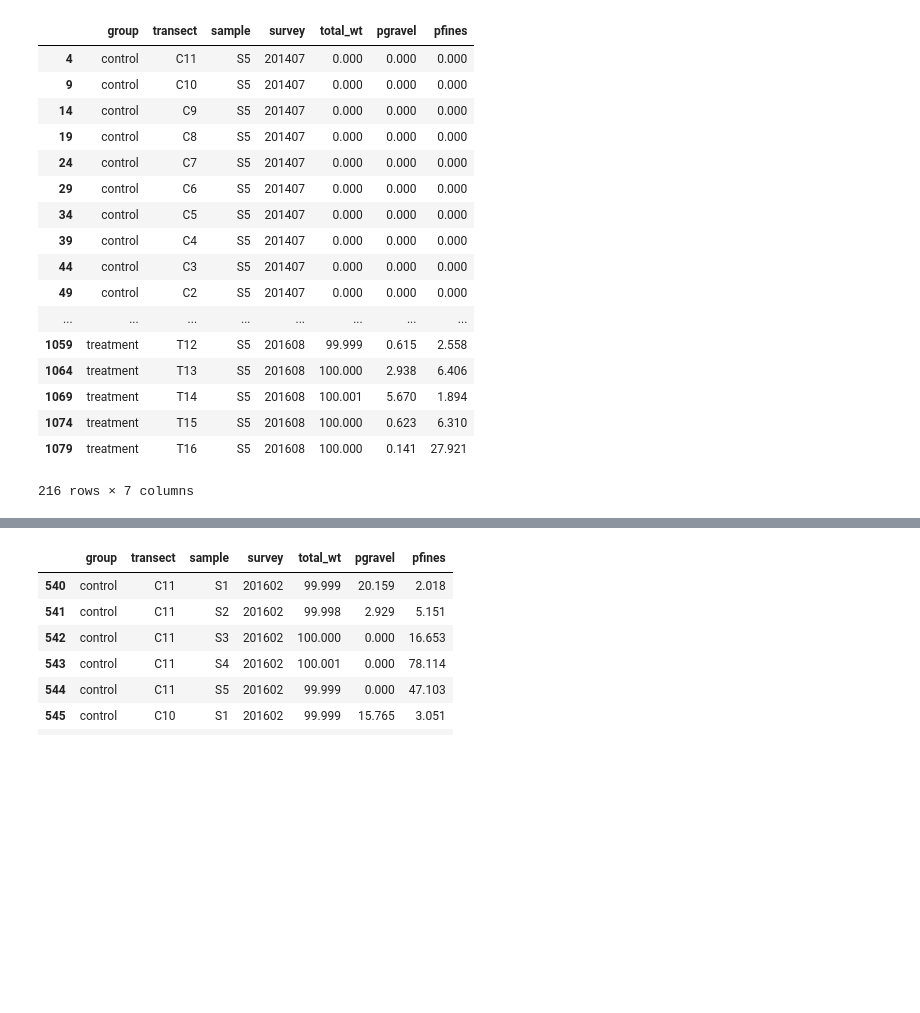
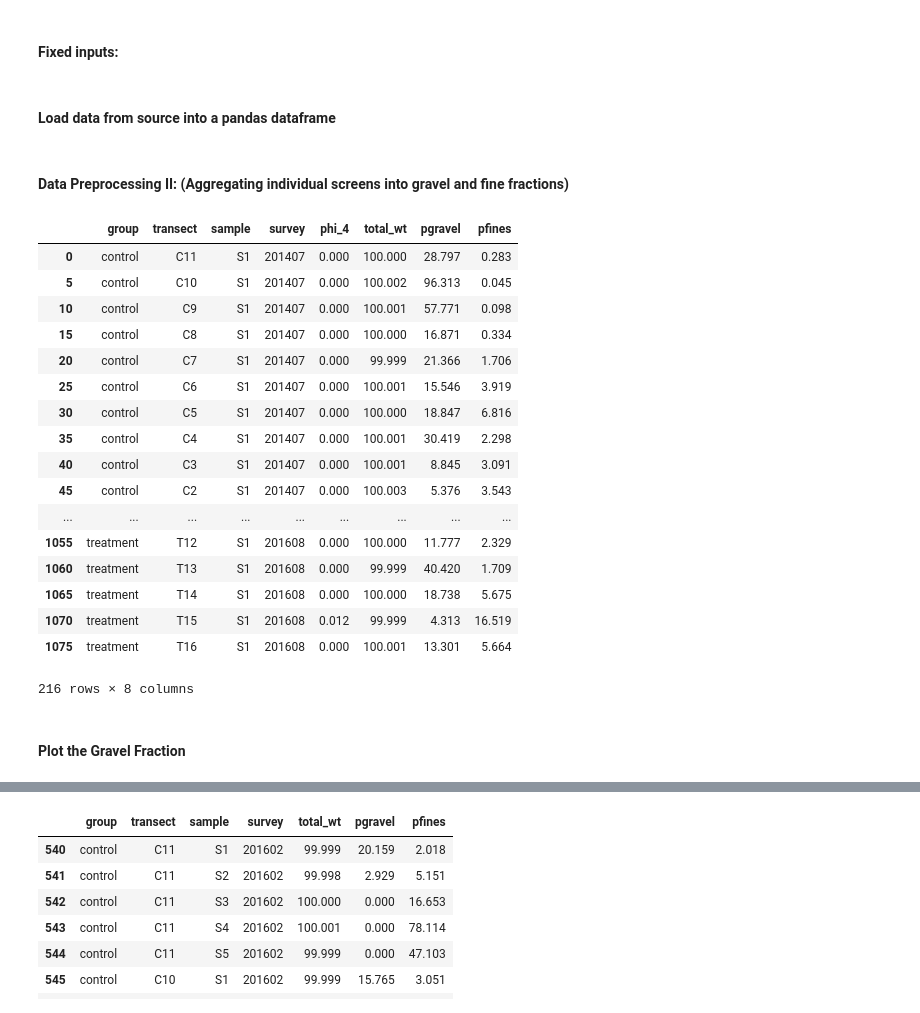
Before and after one commit to pjparis/PeaIslandBeachMonitoring, a Jupyter notebook: PlotGroup5_percent_gravel_and_fines_control_vs_treatment_boxplots.ipynb, the cells around one changed output, grey strips where cells are left out. Saved outputs shown, nothing was run; the diff lists cells and outputs as text; code cells hidden in the pictures; blank space fills up the shorter version.

```diff
--- a/PlotGroup5_percent_gravel_and_fines_control_vs_treatment_boxplots.ipynb
+++ b/PlotGroup5_percent_gravel_and_fines_control_vs_treatment_boxplots.ipynb
@@ -29,59 +41,72 @@ import seaborn as sns
+# %%
+####################################################################################
+
+sample='S1'
+
+####################################################################################
+# %% [markdown]
+<h4>Fixed inputs:</h4>
+# %%
+datapath='/Users/paulp/GoogleDrive/projects/PeaIslandBeachMonitoring/data/' # where your data is stored...
+fn='USFWS_Survey_Plotting_Data.csv'     # NOTE this file contains all surveys from 7/2014 thru 8/2016, inclusive
+
+plotpath='/Users/paulp/GoogleDrive/projects/PeaIslandBeachMonitoring/plots/plotGroup5/' # where your plots end up...
+# %% [markdown]
+<h4>Load data from source into a pandas dataframe</h4>
+# %%
+# use the following lines to read from source: 'USFWS_Survey_Plotting_Data.csv'
+hdr=['group','transect','sample','survey','phi_-1','phi_-0.5','phi_0','phi_0.5','phi_1','phi_1.25','phi_1.5','phi_1.75','phi_2','phi_2.5','phi_3','phi_3.5','phi_4','remainder']
+df=pd.read_csv(datapath+fn, names=hdr ).fillna(0)
+# %% [markdown]
+<h4>Data Preprocessing II: (Aggregating individual screens into gravel and fine fractions)</h4>
 # %%
-# load the survey plotting data and 'munge' into shape(that is: get the data ready to plot):
-fpath='/Users/paulp/GoogleDrive/projects/USFWS_PeaIslandNWR/data/'
-fn='USFWS_Survey_Plotting_Data.csv'
-
-
-hdr=['group','transect','sample','survey','phi_-1','phi_-0.5','phi_0','phi_0.5','phi_1','phi_1.25','phi_1.5','phi_1.75','phi_2','phi_2.5','phi_3','phi_3.5','phi_4','remainder']
-
-# load initial data frame:
-df=pd.read_csv(fpath+fn, names=hdr ).fillna(0)
-
 # compute the sample percentage that is in the gravel and fines fractions:
 # 1., sum all the individual bin (phi) weights:
 df['total_wt']=df['phi_-1']+df['phi_-0.5']+df['phi_0']+df['phi_0.5']+df['phi_1']+df['phi_1.25'] \
 +df['phi_1.5']+df['phi_1.75']+df['phi_2']+df['phi_2.5']+df['phi_3']+df['phi_3.5'] \
 +df['phi_4']+df['remainder']
 
-
 # 2., using the phi_-1 field as the 'gravel' weight fraction:
 df['pgravel']=df['phi_-1']    #/df['total_wt'])*100.0
 
 
 # 3., combine phi 2.5, 3.0, 3.5, 4.0, and pan (remainder) to create a fines field:
-df['pfines']=df['phi_2.5']+df['phi_3']+df['phi_3.5']+df['phi_4']+df['remainder']   #/df['total_wt'])*100.0
+df['pfines']=df['phi_2.5']+df['phi_3']+df['phi_3.5']+df['remainder']   #/df['total_wt'])*100.0
 
 # replace the NaN values in the new fields with 0s:
 df=df.fillna(0)
 
 # drop the now unnecessary fields: phi_-1, phi_-0.5, phi_0, phi_0.5, phi_1, phi_1.25, phi_1.5, phi_1.75, phi_2
 # phi_2.5, phi_3, phi_3.5, phi_4, and remainder:
 df=df.drop(['phi_-1','phi_-0.5','phi_0','phi_0.5','phi_1','phi_1.25','phi_1.5','phi_1.75','phi_2','phi_2.5'], axis=1)
-df=df.drop(['phi_3','phi_3.5','phi_4','remainder'], axis=1)
+df=df.drop(['phi_3','phi_3.5','remainder'], axis=1)
 
-df1=df.query('sample=="S5"')       ####### ADJUST #######
+query_string = 'sample == '+'\"'+sample+'\"'
+df1=df.query(query_string)       ####### ADJUST ####### 'saple=="S5"'
 #df1=df.groupby(['survey', 'transect'], sort=False, as_index=False)[['pgravel','pfines']].sum()
 
 df1
 # %% [output]
-|  | group | transect | sample | survey | total_wt | pgravel | pfines |
-| 4 | control | C11 | S5 | 201407 | 0.000 | 0.000 | 0.000 |
-| 9 | control | C10 | S5 | 201407 | 0.000 | 0.000 | 0.000 |
-| 14 | control | C9 | S5 | 201407 | 0.000 | 0.000 | 0.000 |
-| 19 | control | C8 | S5 | 201407 | 0.000 | 0.000 | 0.000 |
-| 24 | control | C7 | S5 | 201407 | 0.000 | 0.000 | 0.000 |
-| 29 | control | C6 | S5 | 201407 | 0.000 | 0.000 | 0.000 |
-| 34 | control | C5 | S5 | 201407 | 0.000 | 0.000 | 0.000 |
-| 39 | control | C4 | S5 | 201407 | 0.000 | 0.000 | 0.000 |
-| 44 | control | C3 | S5 | 201407 | 0.000 | 0.000 | 0.000 |
-| 49 | control | C2 | S5 | 201407 | 0.000 | 0.000 | 0.000 |
-| ... | ... | ... | ... | ... | ... | ... | ... |
-| 1059 | treatment | T12 | S5 | 201608 | 99.999 | 0.615 | 2.558 |
-| 1064 | treatment | T13 | S5 | 201608 | 100.000 | 2.938 | 6.406 |
-| 1069 | treatment | T14 | S5 | 201608 | 100.001 | 5.670 | 1.894 |
-| 1074 | treatment | T15 | S5 | 201608 | 100.000 | 0.623 | 6.310 |
-| 1079 | treatment | T16 | S5 | 201608 | 100.000 | 0.141 | 27.921 |
+|  | group | transect | sample | survey | phi_4 | total_wt | pgravel | pfines |
+| 0 | control | C11 | S1 | 201407 | 0.000 | 100.000 | 28.797 | 0.283 |
+| 5 | control | C10 | S1 | 201407 | 0.000 | 100.002 | 96.313 | 0.045 |
+| 10 | control | C9 | S1 | 201407 | 0.000 | 100.001 | 57.771 | 0.098 |
+| 15 | control | C8 | S1 | 201407 | 0.000 | 100.000 | 16.871 | 0.334 |
+| 20 | control | C7 | S1 | 201407 | 0.000 | 99.999 | 21.366 | 1.706 |
+| 25 | control | C6 | S1 | 201407 | 0.000 | 100.001 | 15.546 | 3.919 |
+| 30 | control | C5 | S1 | 201407 | 0.000 | 100.000 | 18.847 | 6.816 |
+| 35 | control | C4 | S1 | 201407 | 0.000 | 100.001 | 30.419 | 2.298 |
+| 40 | control | C3 | S1 | 201407 | 0.000 | 100.001 | 8.845 | 3.091 |
+| 45 | control | C2 | S1 | 201407 | 0.000 | 100.003 | 5.376 | 3.543 |
+| ... | ... | ... | ... | ... | ... | ... | ... | ... |
+| 1055 | treatment | T12 | S1 | 201608 | 0.000 | 100.000 | 11.777 | 2.329 |
+| 1060 | treatment | T13 | S1 | 201608 | 0.000 | 99.999 | 40.420 | 1.709 |
+| 1065 | treatment | T14 | S1 | 201608 | 0.000 | 100.000 | 18.738 | 5.675 |
+| 1070 | treatment | T15 | S1 | 201608 | 0.012 | 99.999 | 4.313 | 16.519 |
+| 1075 | treatment | T16 | S1 | 201608 | 0.000 | 100.001 | 13.301 | 5.664 |
-216 rows × 7 columns
+216 rows × 8 columns
+# %% [markdown]
+<h4>Plot the Gravel Fraction</h4>
 # %%
 ####### LET'S PLOT STUFF -- THE GRAVELS #######
 
```
Also changed, not shown: parts of 7 cells of this notebook, 3 other files.
